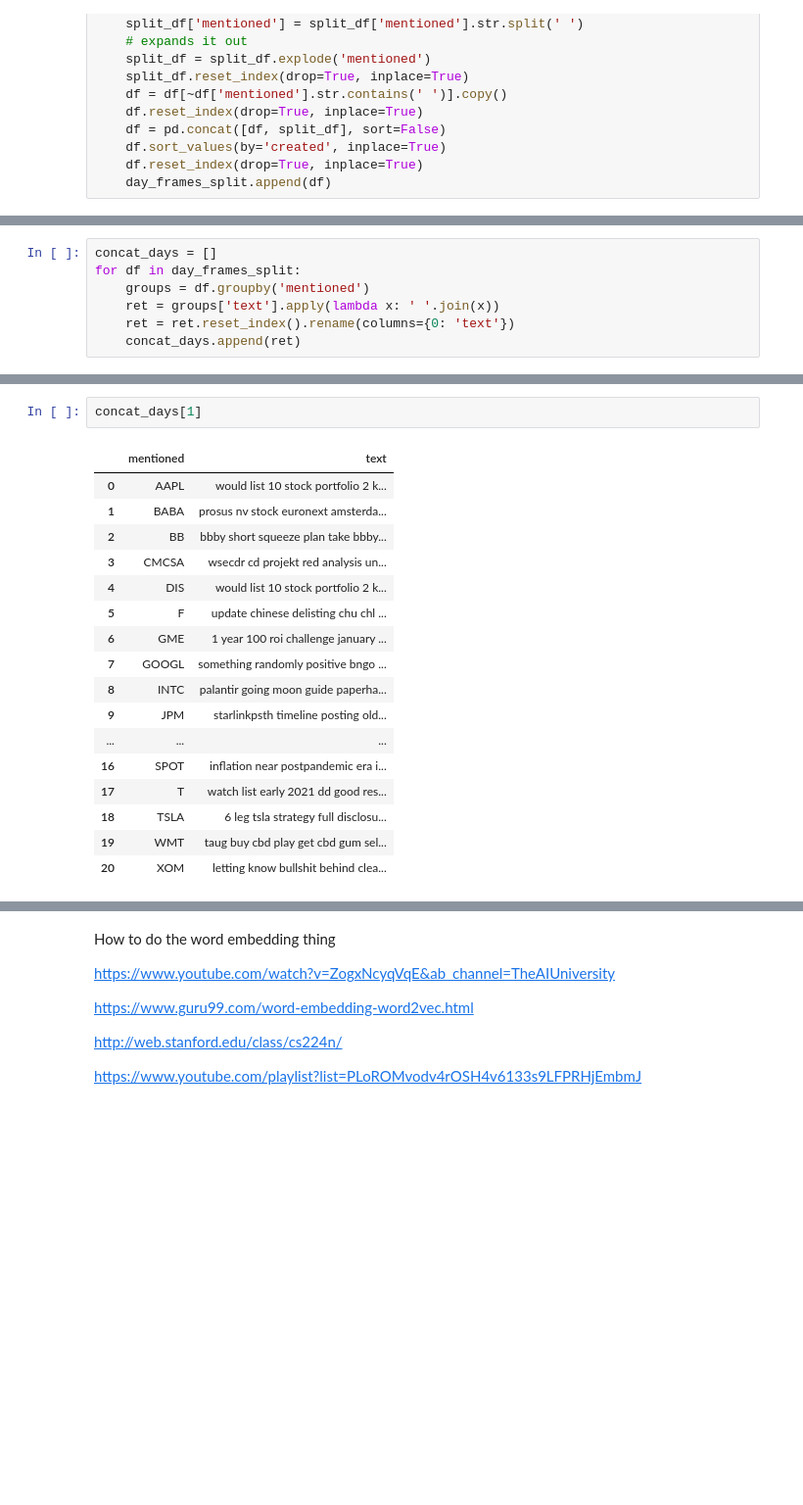
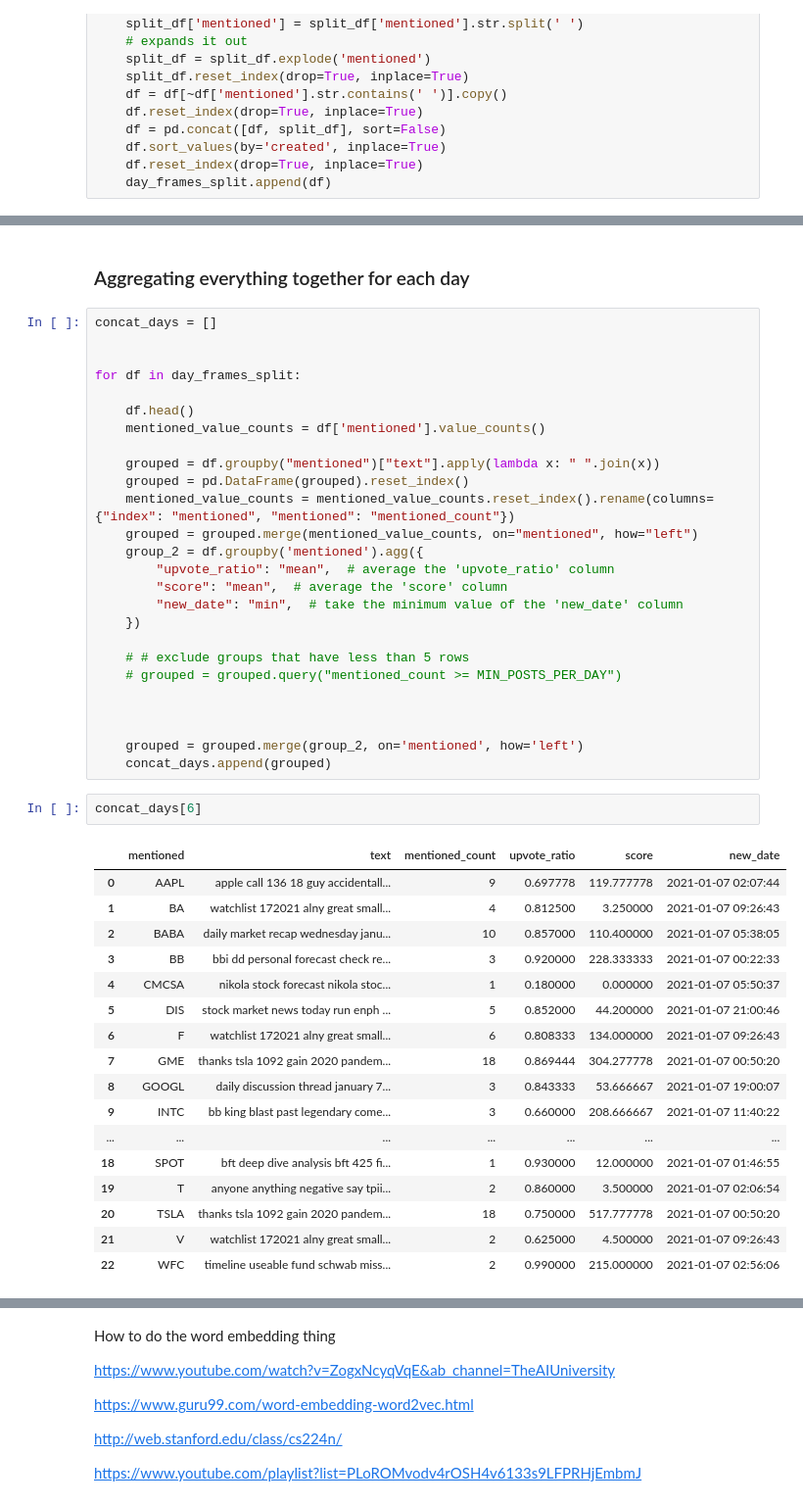
Before and after one commit to benfouch/finalDaScProj, a Jupyter notebook: cleaning.ipynb, the cells around one changed output, grey strips where cells are left out. Shown: that part at 98% size. Drawn from its saved outputs; the diff is of its cells as text; blank space fills up the shorter version.

```diff
--- a/cleaning.ipynb
+++ b/cleaning.ipynb
@@ -567,7 +549,0 @@ day_frames_split[1]
-# %%
-concat_days = []
-for df in day_frames_split:
-    groups = df.groupby('mentioned')
-    ret = groups['text'].apply(lambda x: ' '.join(x))
-    ret = ret.reset_index().rename(columns={0: 'text'})
-    concat_days.append(ret)
@@ -574,20 +559,48 @@ for df in day_frames_split:
+# %% [markdown]
+### Aggregating everything together for each day
+# %%
+concat_days = []
+
+
+for df in day_frames_split:
+
+    df.head()
+    mentioned_value_counts = df['mentioned'].value_counts()
+
+    grouped = df.groupby("mentioned")["text"].apply(lambda x: " ".join(x))
+    grouped = pd.DataFrame(grouped).reset_index()
+    mentioned_value_counts = mentioned_value_counts.reset_index().rename(columns={"index": "mentioned", "mentioned": "mentioned_count"})
+    grouped = grouped.merge(mentioned_value_counts, on="mentioned", how="left")
+    group_2 = df.groupby('mentioned').agg({
+        "upvote_ratio": "mean",  # average the 'upvote_ratio' column
+        "score": "mean",  # average the 'score' column
+        "new_date": "min",  # take the minimum value of the 'new_date' column
+    })
+
+    # # exclude groups that have less than 5 rows
+    # grouped = grouped.query("mentioned_count >= MIN_POSTS_PER_DAY")
+
+
+
+    grouped = grouped.merge(group_2, on='mentioned', how='left')
+    concat_days.append(grouped)
 # %%
-concat_days[1]
+concat_days[6]
 # %% [output]
-|  | mentioned | text |
-| 0 | AAPL | would list 10 stock portfolio 2 k... |
-| 1 | BABA | prosus nv stock euronext amsterda... |
-| 2 | BB | bbby short squeeze plan take bbby... |
-| 3 | CMCSA | wsecdr cd projekt red analysis un... |
-| 4 | DIS | would list 10 stock portfolio 2 k... |
-| 5 | F | update chinese delisting chu chl ... |
-| 6 | GME | 1 year 100 roi challenge january ... |
-| 7 | GOOGL | something randomly positive bngo ... |
-| 8 | INTC | palantir going moon guide paperha... |
-| 9 | JPM | starlinkpsth timeline posting old... |
-| ... | ... | ... |
-| 16 | SPOT | inflation near postpandemic era i... |
-| 17 | T | watch list early 2021 dd good res... |
-| 18 | TSLA | 6 leg tsla strategy full disclosu... |
-| 19 | WMT | taug buy cbd play get cbd gum sel... |
-| 20 | XOM | letting know bullshit behind clea... |
+|  | mentioned | text | mentioned_count | upvote_ratio | score | new_date |
+| 0 | AAPL | apple call 136 18 guy accidentall... | 9 | 0.697778 | 119.777778 | 2021-01-07 02:07:44 |
+| 1 | BA | watchlist 172021 alny great small... | 4 | 0.812500 | 3.250000 | 2021-01-07 09:26:43 |
+| 2 | BABA | daily market recap wednesday janu... | 10 | 0.857000 | 110.400000 | 2021-01-07 05:38:05 |
+| 3 | BB | bbi dd personal forecast check re... | 3 | 0.920000 | 228.333333 | 2021-01-07 00:22:33 |
+| 4 | CMCSA | nikola stock forecast nikola stoc... | 1 | 0.180000 | 0.000000 | 2021-01-07 05:50:37 |
+| 5 | DIS | stock market news today run enph ... | 5 | 0.852000 | 44.200000 | 2021-01-07 21:00:46 |
+| 6 | F | watchlist 172021 alny great small... | 6 | 0.808333 | 134.000000 | 2021-01-07 09:26:43 |
+| 7 | GME | thanks tsla 1092 gain 2020 pandem... | 18 | 0.869444 | 304.277778 | 2021-01-07 00:50:20 |
+| 8 | GOOGL | daily discussion thread january 7... | 3 | 0.843333 | 53.666667 | 2021-01-07 19:00:07 |
+| 9 | INTC | bb king blast past legendary come... | 3 | 0.660000 | 208.666667 | 2021-01-07 11:40:22 |
+| ... | ... | ... | ... | ... | ... | ... |
+| 18 | SPOT | bft deep dive analysis bft 425 fi... | 1 | 0.930000 | 12.000000 | 2021-01-07 01:46:55 |
+| 19 | T | anyone anything negative say tpii... | 2 | 0.860000 | 3.500000 | 2021-01-07 02:06:54 |
+| 20 | TSLA | thanks tsla 1092 gain 2020 pandem... | 18 | 0.750000 | 517.777778 | 2021-01-07 00:50:20 |
+| 21 | V | watchlist 172021 alny great small... | 2 | 0.625000 | 4.500000 | 2021-01-07 09:26:43 |
+| 22 | WFC | timeline useable fund schwab miss... | 2 | 0.990000 | 215.000000 | 2021-01-07 02:56:06 |
```
Also changed, not shown: parts of 8 cells of this notebook.
